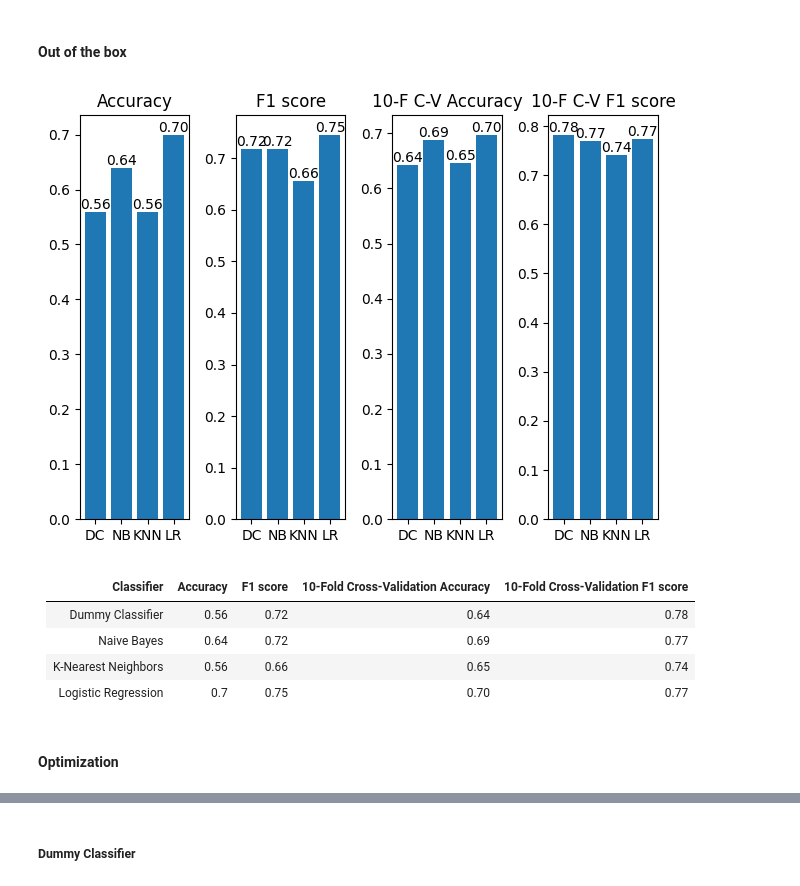
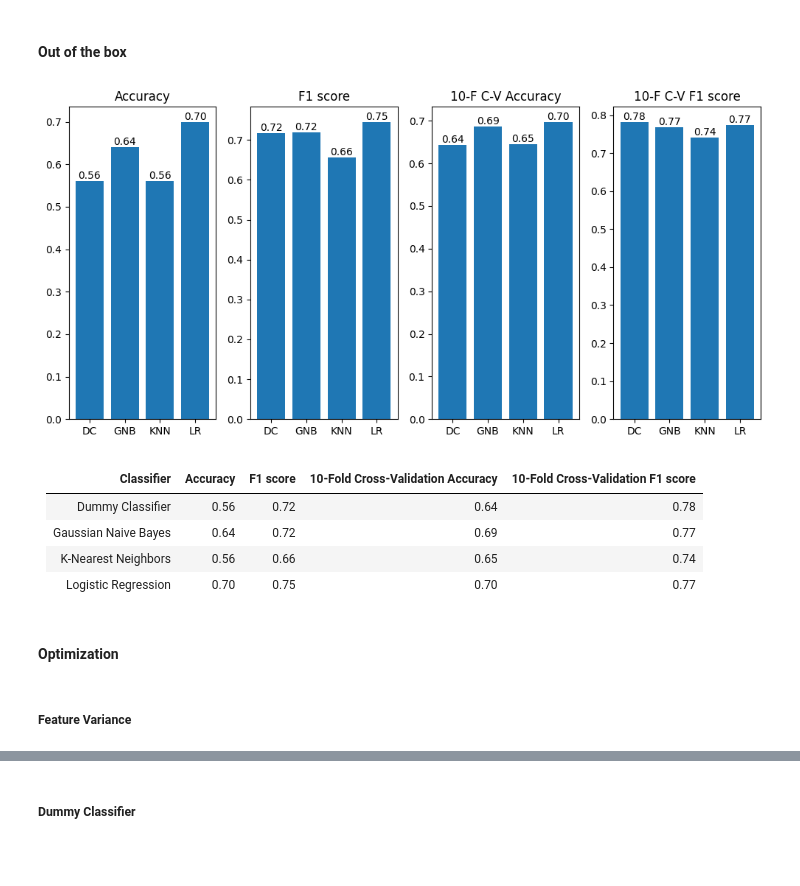
Before and after one commit to geokyr/ece-ntua-neural-networks-and-intelligent-systems, a Jupyter notebook: lab01/NN_ex1.ipynb, the cells around one changed output, grey strips where cells are left out. Cells and saved outputs as stored; diff of their text form; code cells hidden in the pictures; blank space fills up the shorter version.

```diff
--- a/lab01/NN_ex1.ipynb
+++ b/lab01/NN_ex1.ipynb
@@ -208,37 +208,38 @@ import matplotlib.pyplot as plt
 
 # classifiers
 DC = DummyClassifier()
-NB = GaussianNB()
+GNB = GaussianNB()
 KNN = KNeighborsClassifier()
 LR = LogisticRegression()
 
 # fit the classifiers
 DC.fit(X_train, y_train)
-NB.fit(X_train, y_train)
+GNB.fit(X_train, y_train)
 KNN.fit(X_train, y_train)
 LR.fit(X_train, y_train)
 
 # predict
 y_pred_DC = DC.predict(X_test)
-y_pred_NB = NB.predict(X_test)
+y_pred_GNB = GNB.predict(X_test)
 y_pred_KNN = KNN.predict(X_test)
 y_pred_LR = LR.predict(X_test)
 
 # accuracy
 hcc_accuracy = {}
 hcc_accuracy['DC'] = accuracy_score(y_test, y_pred_DC)
-hcc_accuracy['NB'] = accuracy_score(y_test, y_pred_NB)
+hcc_accuracy['GNB'] = accuracy_score(y_test, y_pred_GNB)
 hcc_accuracy['KNN'] = accuracy_score(y_test, y_pred_KNN)
 hcc_accuracy['LR'] = accuracy_score(y_test, y_pred_LR)
 
 # f1 score
 hcc_f1 = {}
 hcc_f1['DC'] = f1_score(y_test, y_pred_DC)
-hcc_f1['NB'] = f1_score(y_test, y_pred_NB)
+hcc_f1['GNB'] = f1_score(y_test, y_pred_GNB)
 hcc_f1['KNN'] = f1_score(y_test, y_pred_KNN)
 hcc_f1['LR'] = f1_score(y_test, y_pred_LR)
 
 # bar plot accuracy
+plt.figure(figsize=(10, 5))
 plt.subplot(1, 4, 1)
 plt.bar(range(len(hcc_accuracy)), list(hcc_accuracy.values()), align='center')
 plt.xticks(range(len(hcc_accuracy)), list(hcc_accuracy.keys()))
@@ -252,42 +253,44 @@ plt.xticks(range(len(hcc_f1)), list(hcc_f1.keys()))
 plt.bar_label(plt.gca().containers[0], fmt='%.2f')
 plt.title('F1 score')
 
 # 10-fold cross validation
 hcc_accuracy_cv = {}
 hcc_accuracy_cv['DC'] = cross_val_score(DC, X_train, y_train, cv=10, scoring='accuracy').mean()
-hcc_accuracy_cv['NB'] = cross_val_score(NB, X_train, y_train, cv=10, scoring='accuracy').mean()
+hcc_accuracy_cv['GNB'] = cross_val_score(GNB, X_train, y_train, cv=10, scoring='accuracy').mean()
 hcc_accuracy_cv['KNN'] = cross_val_score(KNN, X_train, y_train, cv=10, scoring='accuracy').mean()
 hcc_accuracy_cv['LR'] = cross_val_score(LR, X_train, y_train, cv=10, scoring='accuracy').mean()
 
 hcc_f1_cv = {}
 hcc_f1_cv['DC'] = cross_val_score(DC, X_train, y_train, cv=10, scoring='f1').mean()
-hcc_f1_cv['NB'] = cross_val_score(NB, X_train, y_train, cv=10, scoring='f1').mean()
+hcc_f1_cv['GNB'] = cross_val_score(GNB, X_train, y_train, cv=10, scoring='f1').mean()
 hcc_f1_cv['KNN'] = cross_val_score(KNN, X_train, y_train, cv=10, scoring='f1').mean()
 hcc_f1_cv['LR'] = cross_val_score(LR, X_train, y_train, cv=10, scoring='f1').mean()
 
 # bar plot cross validation accuracy
 plt.subplot(1, 4, 3)
 plt.bar(range(len(hcc_accuracy_cv)), list(hcc_accuracy_cv.values()), align='center')
 plt.xticks(range(len(hcc_accuracy_cv)), list(hcc_accuracy_cv.keys()))
 plt.bar_label(plt.gca().containers[0], fmt='%.2f')
 plt.title('10-F C-V Accuracy')
 
 # bar plot cross validation f1 score
 plt.subplot(1, 4, 4)
 plt.bar(range(len(hcc_f1_cv)), list(hcc_f1_cv.values()), align='center')
 plt.xticks(range(len(hcc_f1_cv)), list(hcc_f1_cv.keys()))
 plt.bar_label(plt.gca().containers[0], fmt='%.2f')
 plt.title('10-F C-V F1 score')
 plt.tight_layout()
 plt.show()
 # %% [output]
-[figure, old version]
+[figure, new version]
 # %% [markdown]
 Classifier | Accuracy | F1 score | 10-Fold Cross-Validation Accuracy | 10-Fold Cross-Validation F1 score
 ---|---|---|---|---
 Dummy Classifier | 0.56 | 0.72 | 0.64 | 0.78
-Naive Bayes | 0.64 | 0.72 | 0.69 | 0.77
+Gaussian Naive Bayes | 0.64 | 0.72 | 0.69 | 0.77
 K-Nearest Neighbors | 0.56 | 0.66 | 0.65 | 0.74
-Logistic Regression | 0.7 | 0.75 | 0.70 | 0.77
+Logistic Regression | 0.70 | 0.75 | 0.70 | 0.77
 # %% [markdown]
 #### Optimization
+# %% [markdown]
+##### Feature Variance
```
Also changed, not shown: parts of 5 cells of this notebook.
